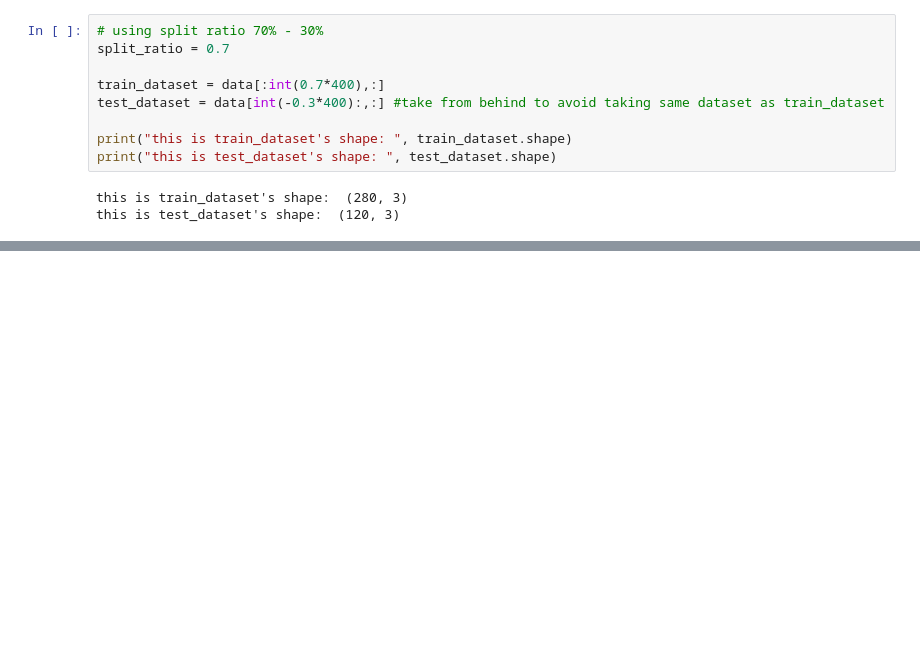
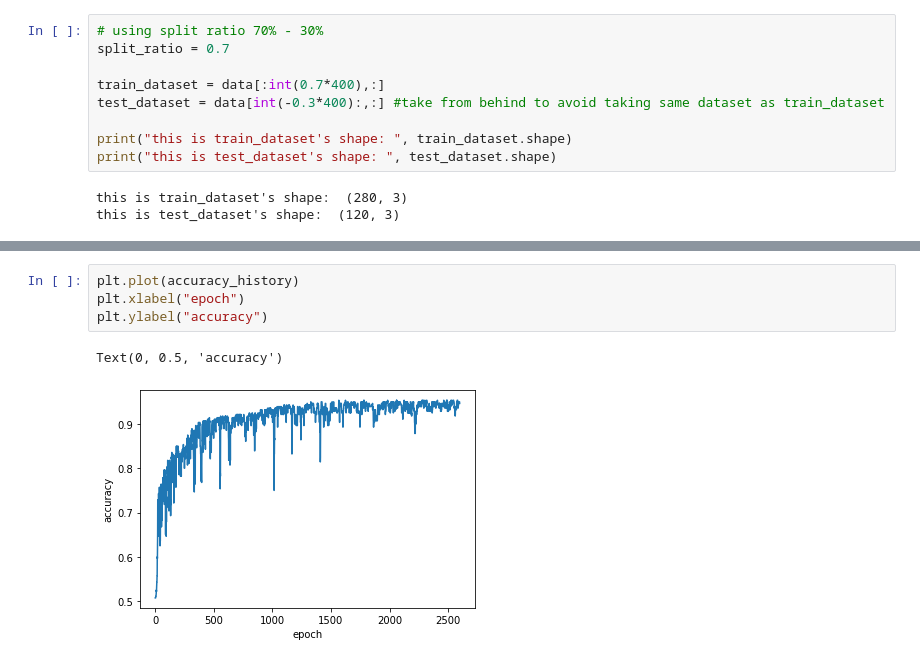
Before and after one commit to Fiquee/NeuralComputing, a Jupyter notebook: PerceptronAssignment_SGD_and_BGDMiniBGD_question_2021_22.ipynb, the cells around one changed output, grey strips where cells are left out. Cells and saved outputs as stored; diff of their text form; blank space fills up the shorter version.

```diff
--- a/PerceptronAssignment_SGD_and_BGDMiniBGD_question_2021_22.ipynb
+++ b/PerceptronAssignment_SGD_and_BGDMiniBGD_question_2021_22.ipynb
@@ -306,0 +407,7 @@ this is test_dataset's shape:  (120, 3)
+# %%
+plt.plot(accuracy_history)
+plt.xlabel("epoch")
+plt.ylabel("accuracy")
+# %% [output]
+Text(0, 0.5, 'accuracy')
+[figure, added]
```
Also changed, not shown: parts of 17 cells of this notebook.
